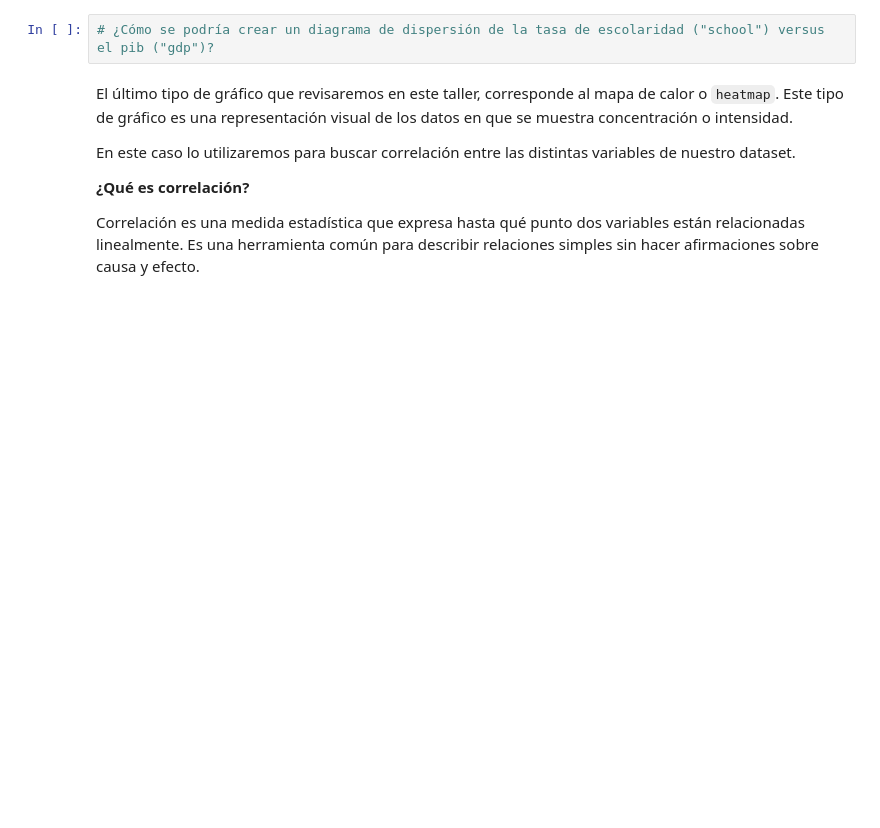
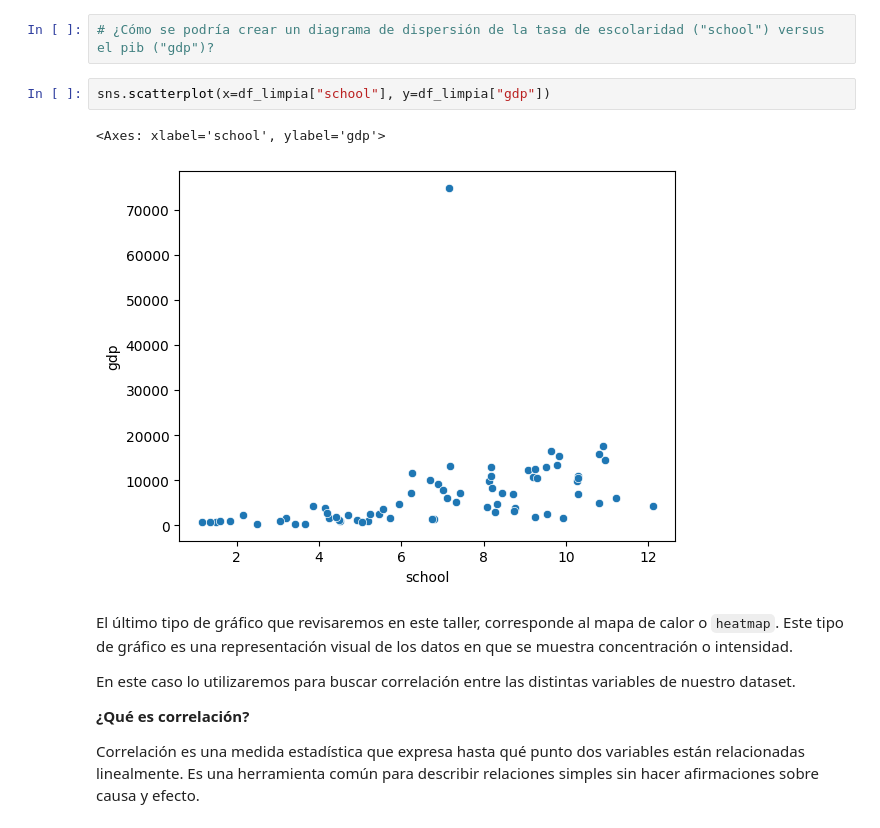
Before and after one commit to gilbertho502/Data_Analysis, a Jupyter notebook: Data_Analysis.ipynb, the cells around one changed output. Drawn from its saved outputs; the diff is of its cells as text; blank space fills up the shorter version.

```diff
--- a/Data_Analysis.ipynb
+++ b/Data_Analysis.ipynb
@@ -606,5 +640,10 @@ sns.scatterplot(x=df_limpia["school"], y=df_limpia["literacy"])
 # %%
 # ¿Cómo se podría crear un diagrama de dispersión de la tasa de escolaridad ("school") versus el pib ("gdp")?
+# %%
+sns.scatterplot(x=df_limpia["school"], y=df_limpia["gdp"])
+# %% [output]
+<Axes: xlabel='school', ylabel='gdp'>
+[figure, added]
 # %% [markdown]
 El último tipo de gráfico que revisaremos en este taller, corresponde al mapa de calor o `heatmap`. Este tipo de gráfico es una representación visual de los datos en que se muestra concentración o intensidad.
 
```
Also changed, not shown: parts of 11 cells of this notebook.
